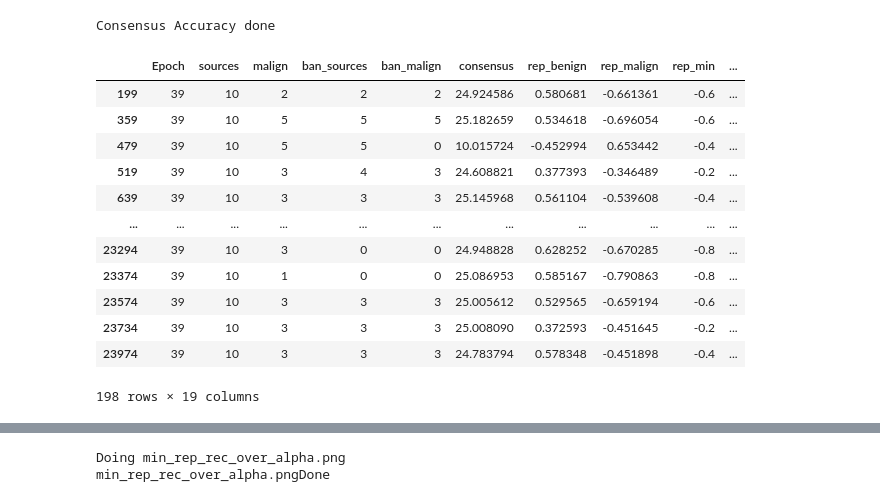
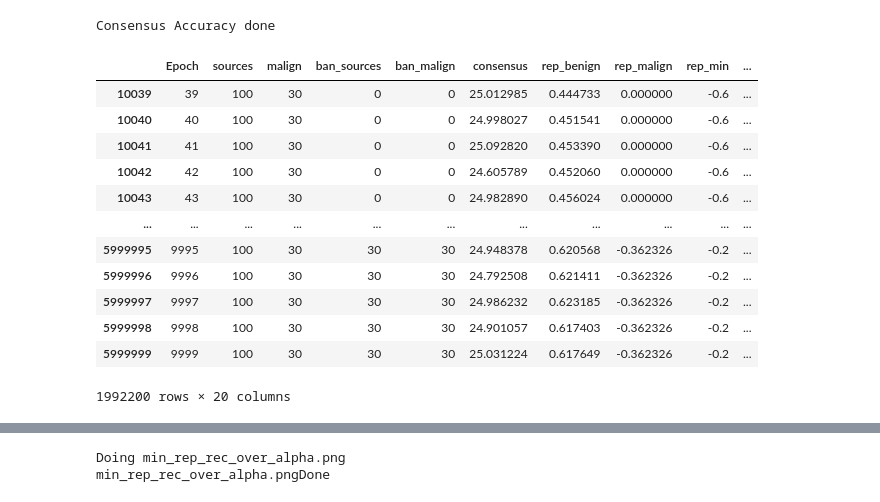
Before and after one commit to UniBO-PRISMLab/desmo-reputation, a Jupyter notebook: plots.ipynb, the cells around one changed output, grey strips where cells are left out. Saved outputs shown, nothing was run; the diff lists cells and outputs as text; code cells hidden in the pictures.

Commit message:
epoch drop

```diff
--- a/plots.ipynb
+++ b/plots.ipynb
@@ -59,9 +59,10 @@ for filename in tqdm(all_files):
     _df['Algorithm'] = float(_params[6])
     _df['Arrival'] = _params[7]
     _df['beta'] = float(_params[8])
+    _df['Ratio Malicious Oracles'] = float(_params[9])
     # Local Processing
 
-    if (float(_params[8]) == 1.0 and float(_params[3]) == 0.5):
+    if True or ((float(_params[8]) == 1.0 and float(_params[3]) == 0.5)):
         _li.append(_df)
 df = pd.concat(_li, axis=0, ignore_index=True)
 print("We ended up with {} rows".format(len(df)))
@@ -90,24 +91,24 @@ print("Consensus Accuracy done")
 Consensus Accuracy done
 # %%
 # Reduce dataset for tests XXX
-df_def = df.drop(df[(df.Algorithm != 2)].index)
-df_endtime = df_def.drop(df_def[(df_def.Epoch < 39)].index)
+df_def = df.drop(df[(df.Algorithm != 2)].index) # This is only considering our algorithm
+#df_endtime = df_def.drop(df_def[(df_def.Epoch < 39)].index) # This is only conisdering the very last stage of the simulation,rather than evry single epoch
 
-df_endtime
+#df_endtime
 # %% [output]
 |  | Epoch | sources | malign | ban_sources | ban_malign | consensus | rep_benign | rep_malign | rep_min | ... |
-| 199 | 39 | 10 | 2 | 2 | 2 | 24.924586 | 0.580681 | -0.661361 | -0.6 | ... |
-| 359 | 39 | 10 | 5 | 5 | 5 | 25.182659 | 0.534618 | -0.696054 | -0.6 | ... |
-| 479 | 39 | 10 | 5 | 5 | 0 | 10.015724 | -0.452994 | 0.653442 | -0.4 | ... |
-| 519 | 39 | 10 | 3 | 4 | 3 | 24.608821 | 0.377393 | -0.346489 | -0.2 | ... |
-| 639 | 39 | 10 | 3 | 3 | 3 | 25.145968 | 0.561104 | -0.539608 | -0.4 | ... |
+| 10039 | 39 | 100 | 30 | 0 | 0 | 25.012985 | 0.444733 | 0.000000 | -0.6 | ... |
+| 10040 | 40 | 100 | 30 | 0 | 0 | 24.998027 | 0.451541 | 0.000000 | -0.6 | ... |
+| 10041 | 41 | 100 | 30 | 0 | 0 | 25.092820 | 0.453390 | 0.000000 | -0.6 | ... |
+| 10042 | 42 | 100 | 30 | 0 | 0 | 24.605789 | 0.452060 | 0.000000 | -0.6 | ... |
+| 10043 | 43 | 100 | 30 | 0 | 0 | 24.982890 | 0.456024 | 0.000000 | -0.6 | ... |
 | ... | ... | ... | ... | ... | ... | ... | ... | ... | ... | ... |
-| 23294 | 39 | 10 | 3 | 0 | 0 | 24.948828 | 0.628252 | -0.670285 | -0.8 | ... |
-| 23374 | 39 | 10 | 1 | 0 | 0 | 25.086953 | 0.585167 | -0.790863 | -0.8 | ... |
-| 23574 | 39 | 10 | 3 | 3 | 3 | 25.005612 | 0.529565 | -0.659194 | -0.6 | ... |
-| 23734 | 39 | 10 | 3 | 3 | 3 | 25.008090 | 0.372593 | -0.451645 | -0.2 | ... |
-| 23974 | 39 | 10 | 3 | 3 | 3 | 24.783794 | 0.578348 | -0.451898 | -0.4 | ... |
+| 5999995 | 9995 | 100 | 30 | 30 | 30 | 24.948378 | 0.620568 | -0.362326 | -0.2 | ... |
+| 5999996 | 9996 | 100 | 30 | 30 | 30 | 24.792508 | 0.621411 | -0.362326 | -0.2 | ... |
+| 5999997 | 9997 | 100 | 30 | 30 | 30 | 24.986232 | 0.623185 | -0.362326 | -0.2 | ... |
+| 5999998 | 9998 | 100 | 30 | 30 | 30 | 24.901057 | 0.617403 | -0.362326 | -0.2 | ... |
+| 5999999 | 9999 | 100 | 30 | 30 | 30 | 25.031224 | 0.617649 | -0.362326 | -0.2 | ... |
-198 rows × 19 columns
+1992200 rows × 20 columns
 # %%
 # df_def = df_def.drop(df_def[df_def.alpha == 0.3].index)
 
```
Also changed, not shown: parts of 11 cells of this notebook, 5 other files.
